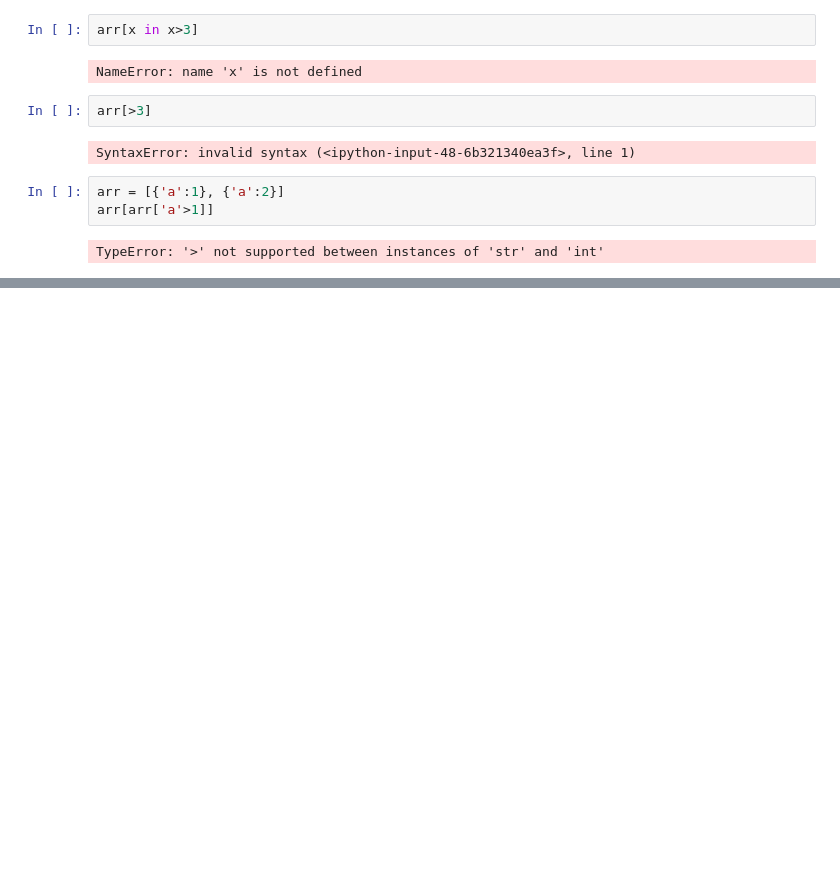
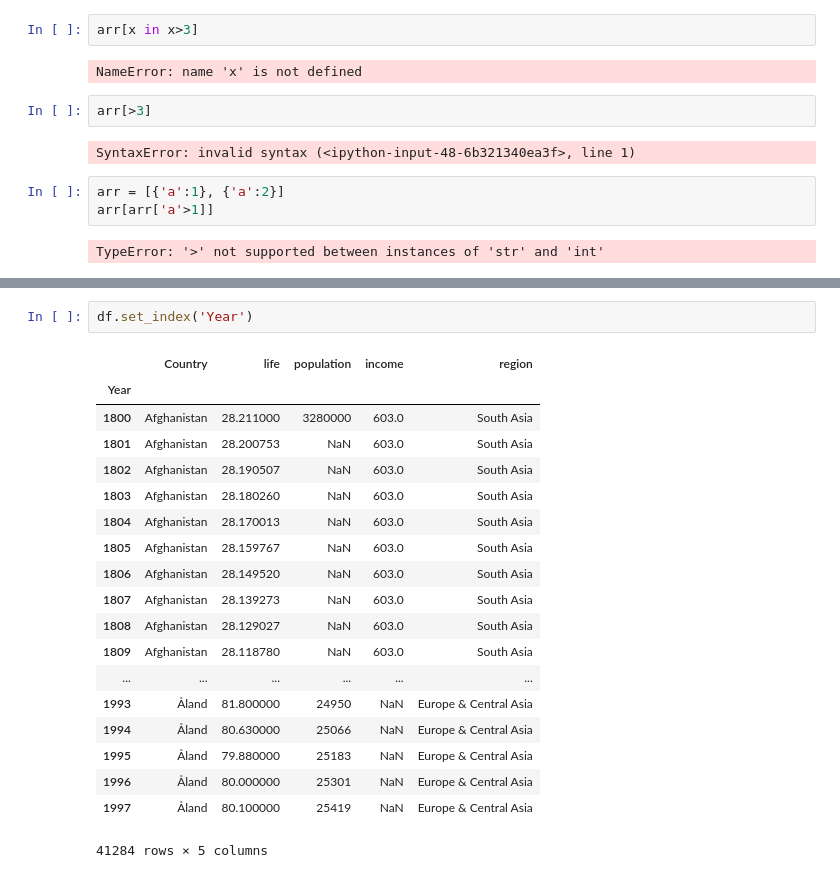
Before and after one commit to HardPlant/TIL, a Jupyter notebook: Tacademy/D3_Data_Visual/01.pandas_exercise.ipynb, the cells around one changed output, grey strips where cells are left out. Drawn from its saved outputs; the diff is of its cells as text; blank space fills up the shorter version.

```diff
--- a/Tacademy/D3_Data_Visual/01.pandas_exercise.ipynb
+++ b/Tacademy/D3_Data_Visual/01.pandas_exercise.ipynb
@@ -212,0 +220,22 @@ df.head()
+# %%
+df.set_index('Year')
+# %% [output]
+|  | Country | life | population | income | region |
+| Year |  |  |  |  |  |
+| 1800 | Afghanistan | 28.211000 | 3280000 | 603.0 | South Asia |
+| 1801 | Afghanistan | 28.200753 | NaN | 603.0 | South Asia |
+| 1802 | Afghanistan | 28.190507 | NaN | 603.0 | South Asia |
+| 1803 | Afghanistan | 28.180260 | NaN | 603.0 | South Asia |
+| 1804 | Afghanistan | 28.170013 | NaN | 603.0 | South Asia |
+| 1805 | Afghanistan | 28.159767 | NaN | 603.0 | South Asia |
+| 1806 | Afghanistan | 28.149520 | NaN | 603.0 | South Asia |
+| 1807 | Afghanistan | 28.139273 | NaN | 603.0 | South Asia |
+| 1808 | Afghanistan | 28.129027 | NaN | 603.0 | South Asia |
+| 1809 | Afghanistan | 28.118780 | NaN | 603.0 | South Asia |
+| ... | ... | ... | ... | ... | ... |
+| 1993 | Åland | 81.800000 | 24950 | NaN | Europe & Central Asia |
+| 1994 | Åland | 80.630000 | 25066 | NaN | Europe & Central Asia |
+| 1995 | Åland | 79.880000 | 25183 | NaN | Europe & Central Asia |
+| 1996 | Åland | 80.000000 | 25301 | NaN | Europe & Central Asia |
+| 1997 | Åland | 80.100000 | 25419 | NaN | Europe & Central Asia |
+41284 rows × 5 columns
```
Also changed, not shown: parts of 6 cells of this notebook, 1 other file.
